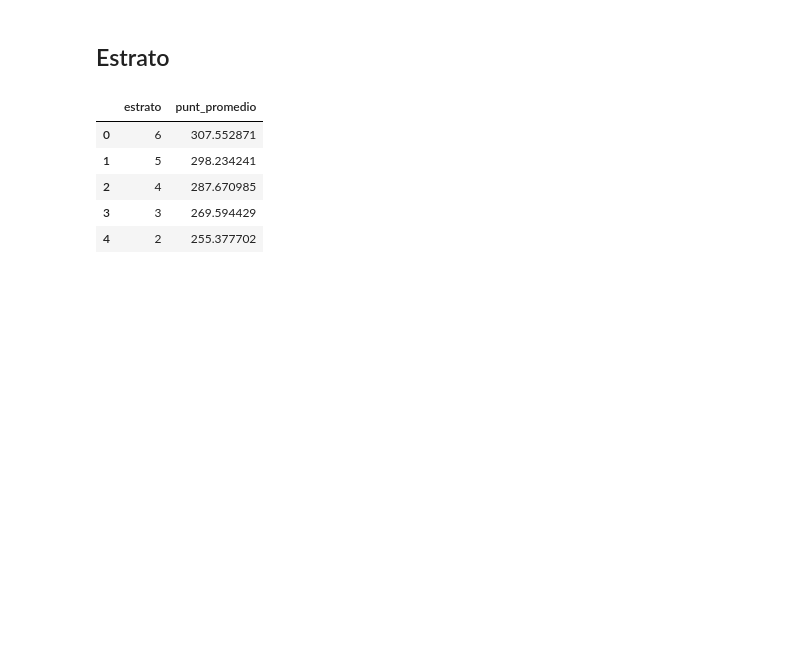
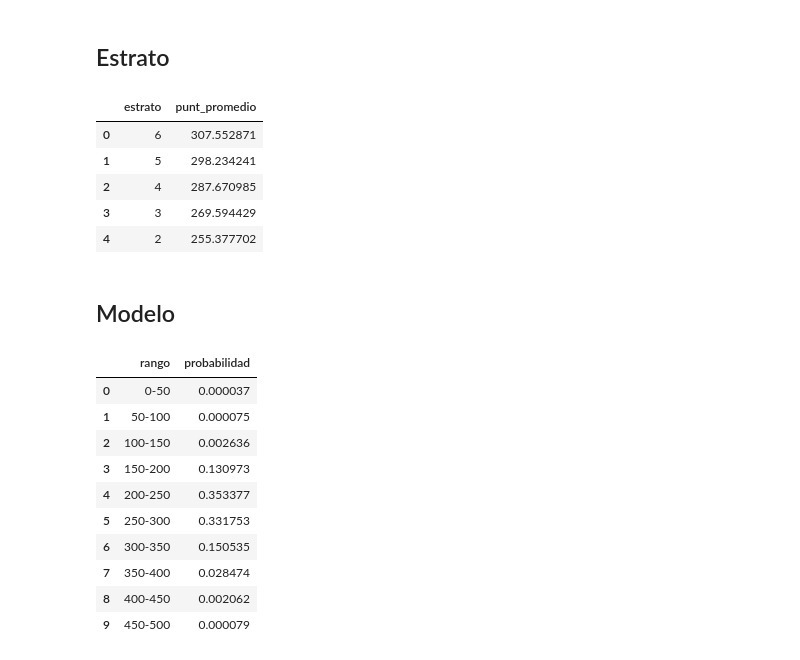
Before and after one commit to AnaliticaComputacional-2023-10/Proyecto3, a Jupyter notebook: Soportes/Scripts/Graficas.ipynb, the cells around one changed output. Cells and saved outputs as stored; diff of their text form; code cells hidden in the pictures; blank space fills up the shorter version.

```diff
--- a/Soportes/Scripts/Graficas.ipynb
+++ b/Soportes/Scripts/Graficas.ipynb
@@ -206,3 +206,36 @@ fig.update_yaxes(
     title='Estrato'
 )
 fig.show()
+# %% [markdown]
+## Modelo
+# %%
+probs = [3.6525960494466955e-05, 7.515638242475045e-05, 0.002636408016196105, 0.13097280637397957, 0.3533766002134235, 0.3317532293648135, 0.1505348940400336, 0.028473913429736892, 0.0020618053370377552, 7.866088186001464e-05]
+
+rango = [
+    '0-50',
+    '50-100',
+    '100-150',
+    '150-200',
+    '200-250',
+    '250-300',
+    '300-350',
+    '350-400',
+    '400-450',
+    '450-500',
+]
+# %%
+df_probs = pd.DataFrame({'rango': rango, 'probabilidad': probs})
+# %%
+df_probs
+# %% [output]
+|  | rango | probabilidad |
+| 0 | 0-50 | 0.000037 |
+| 1 | 50-100 | 0.000075 |
+| 2 | 100-150 | 0.002636 |
+| 3 | 150-200 | 0.130973 |
+| 4 | 200-250 | 0.353377 |
+| 5 | 250-300 | 0.331753 |
+| 6 | 300-350 | 0.150535 |
+| 7 | 350-400 | 0.028474 |
+| 8 | 400-450 | 0.002062 |
+| 9 | 450-500 | 0.000079 |
```
Also changed, not shown: parts of 1 cell of this notebook, 3 other files.
